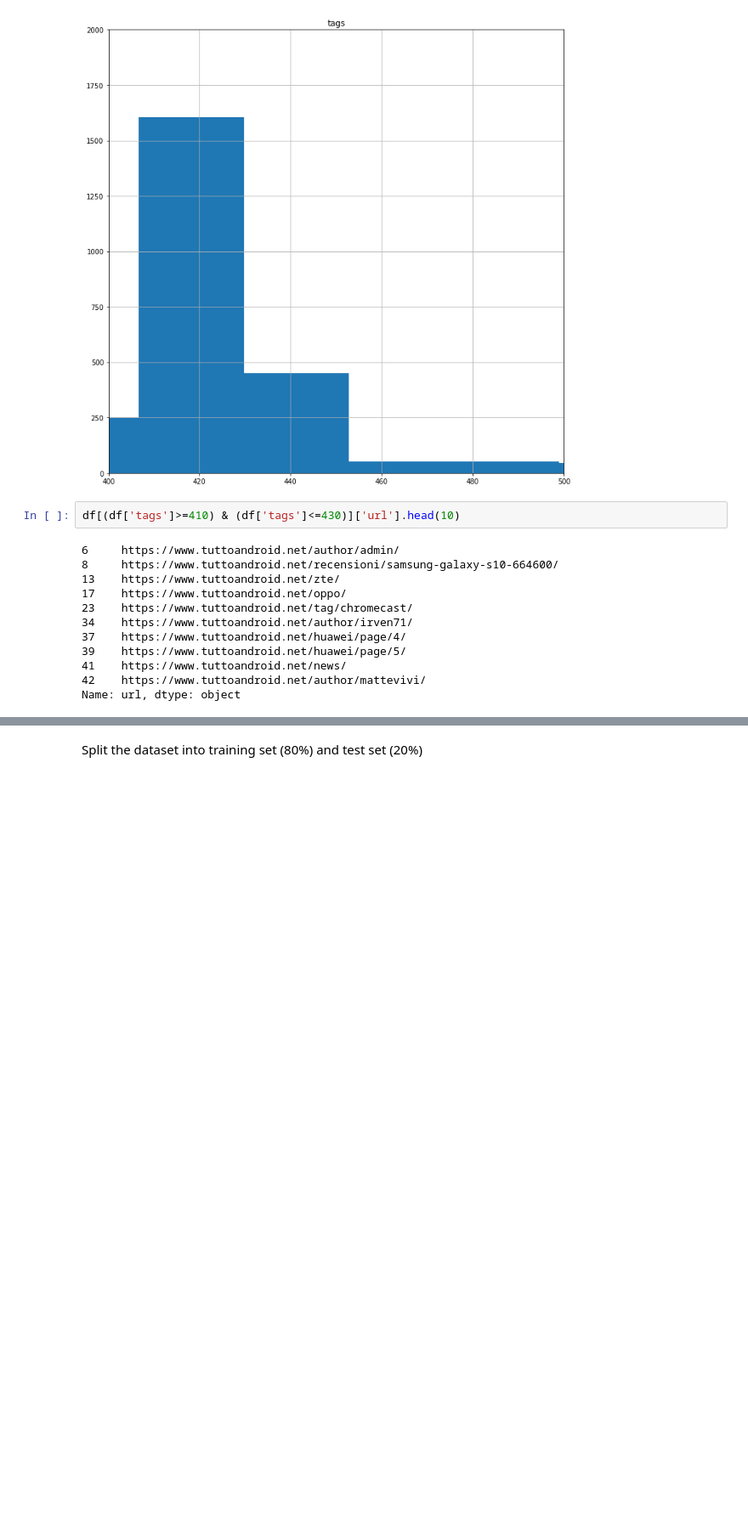
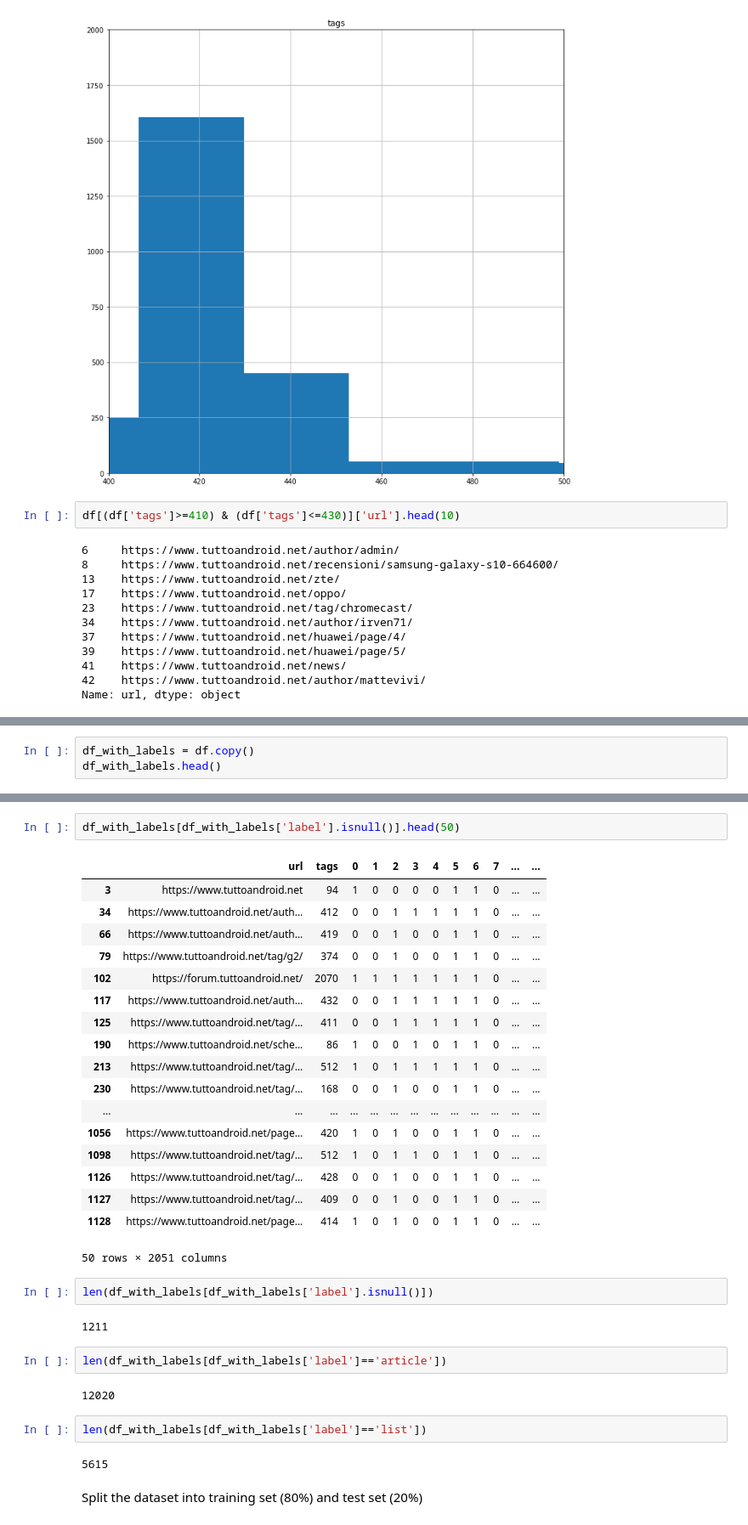
Before and after one commit to a-wars/AGIW_First_HW, a Jupyter notebook: notebooks/homework.ipynb, the cells around one changed output, grey strips where cells are left out. Shown at 85% size. Cells and saved outputs as stored; diff of their text form; blank space fills up the shorter version.

```diff
--- a/notebooks/homework.ipynb
+++ b/notebooks/homework.ipynb
@@ -146,0 +216,3 @@ The second peak is instead associated to the pages that show the list of article
+# %%
+df_with_labels = df.copy()
+df_with_labels.head()
@@ -147,2 +292,35 @@ The second peak is instead associated to the pages that show the list of article
+# %%
+df_with_labels[df_with_labels['label'].isnull()].head(50)
+# %% [output]
+|  | url | tags | 0 | 1 | 2 | 3 | 4 | 5 | 6 | 7 | ... | ... |
+| 3 | https://www.tuttoandroid.net | 94 | 1 | 0 | 0 | 0 | 0 | 1 | 1 | 0 | ... | ... |
+| 34 | https://www.tuttoandroid.net/auth... | 412 | 0 | 0 | 1 | 1 | 1 | 1 | 1 | 0 | ... | ... |
+| 66 | https://www.tuttoandroid.net/auth... | 419 | 0 | 0 | 1 | 0 | 0 | 1 | 1 | 0 | ... | ... |
+| 79 | https://www.tuttoandroid.net/tag/g2/ | 374 | 0 | 0 | 1 | 0 | 0 | 1 | 1 | 0 | ... | ... |
+| 102 | https://forum.tuttoandroid.net/ | 2070 | 1 | 1 | 1 | 1 | 1 | 1 | 1 | 0 | ... | ... |
+| 117 | https://www.tuttoandroid.net/auth... | 432 | 0 | 0 | 1 | 1 | 1 | 1 | 1 | 0 | ... | ... |
+| 125 | https://www.tuttoandroid.net/tag/... | 411 | 0 | 0 | 1 | 1 | 1 | 1 | 1 | 0 | ... | ... |
+| 190 | https://www.tuttoandroid.net/sche... | 86 | 1 | 0 | 0 | 1 | 0 | 1 | 1 | 0 | ... | ... |
+| 213 | https://www.tuttoandroid.net/tag/... | 512 | 1 | 0 | 1 | 1 | 1 | 1 | 1 | 0 | ... | ... |
+| 230 | https://www.tuttoandroid.net/tag/... | 168 | 0 | 0 | 1 | 0 | 0 | 1 | 1 | 0 | ... | ... |
+| ... | ... | ... | ... | ... | ... | ... | ... | ... | ... | ... | ... | ... |
+| 1056 | https://www.tuttoandroid.net/page... | 420 | 1 | 0 | 1 | 0 | 0 | 1 | 1 | 0 | ... | ... |
+| 1098 | https://www.tuttoandroid.net/tag/... | 512 | 1 | 0 | 1 | 1 | 0 | 1 | 1 | 0 | ... | ... |
+| 1126 | https://www.tuttoandroid.net/tag/... | 428 | 0 | 0 | 1 | 0 | 0 | 1 | 1 | 0 | ... | ... |
+| 1127 | https://www.tuttoandroid.net/tag/... | 409 | 0 | 0 | 1 | 0 | 0 | 1 | 1 | 0 | ... | ... |
+| 1128 | https://www.tuttoandroid.net/page... | 414 | 1 | 0 | 1 | 0 | 0 | 1 | 1 | 0 | ... | ... |
+50 rows × 2051 columns
+# %%
+len(df_with_labels[df_with_labels['label'].isnull()])
+# %% [output]
+1211
+# %%
+len(df_with_labels[df_with_labels['label']=='article'])
+# %% [output]
+12020
+# %%
+len(df_with_labels[df_with_labels['label']=='list'])
+# %% [output]
+5615
 # %% [markdown]
 Split the dataset into training set (80%) and test set (20%)
```
Also changed, not shown: parts of 42 cells of this notebook.
